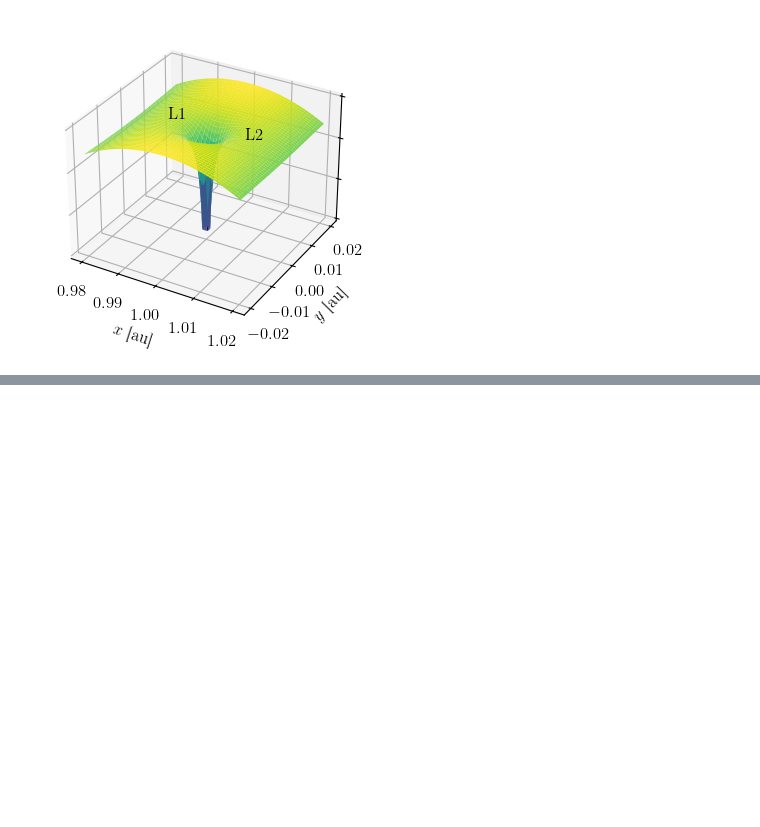
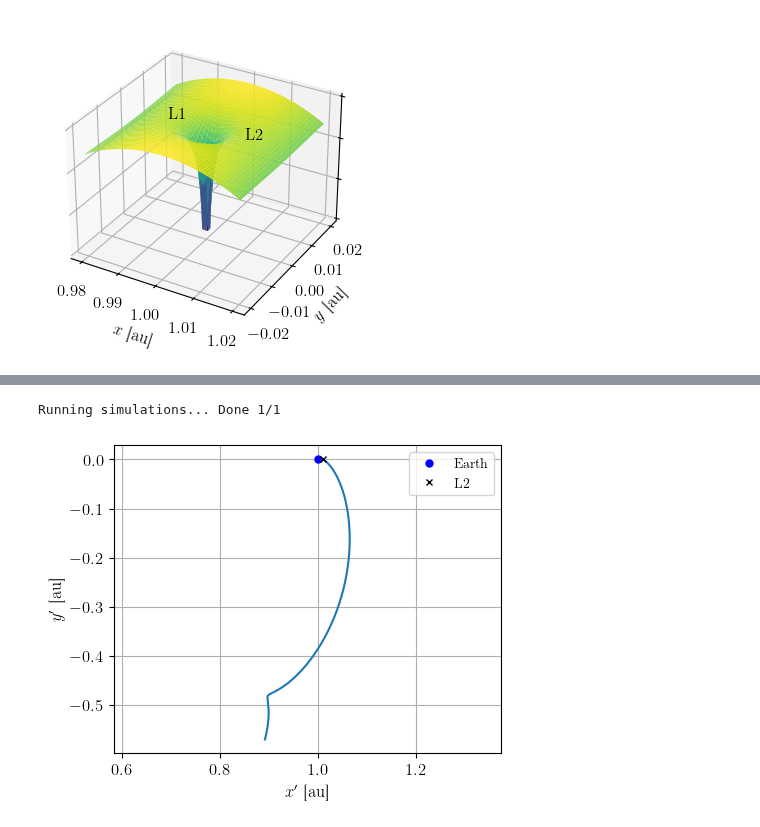
Before and after one commit to TomVdt/PhysNum, a Jupyter notebook: exercice3/analysis/analysis3c.ipynb, the cells around one changed output, grey strips where cells are left out. Drawn from its saved outputs; the diff is of its cells as text; code cells hidden in the pictures; blank space fills up the shorter version.

```diff
--- a/exercice3/analysis/analysis3c.ipynb
+++ b/exercice3/analysis/analysis3c.ipynb
@@ -223,0 +237,27 @@ plt.show()
+# %%
+params, data = run_with_params(
+    config_name,
+    [{
+        'adapt': 'true',
+        'tol': 1e-4,
+        'tFin': tFin
+    }]
+)[0]
+
+au = 1.495978707e11  # m / au
+
+t, x, y, vx, vy, emec, nsteps = [data[:,i] for i in range(7)]
+
+plt.plot(x/au, y/au)
+plt.plot(xt/au, 0, 'o', color='blue', label='Earth', markersize=5, zorder=2)
+plt.plot(L2x/au, 0, 'x', color='black', label='L2', markersize=5, zorder=2)
+
+plt.xlabel(r"$x'$ [au]")
+plt.ylabel(r"$y'$ [au]")
+plt.axis('equal')
+plt.legend()
+plt.grid()
+plt.savefig(export_path + 'lagrange_v0_up.pdf')
+# %% [output]
+Running simulations... Done 1/1
+[figure, added]
```
Also changed, not shown: parts of 4 cells of this notebook, 6 other files.
